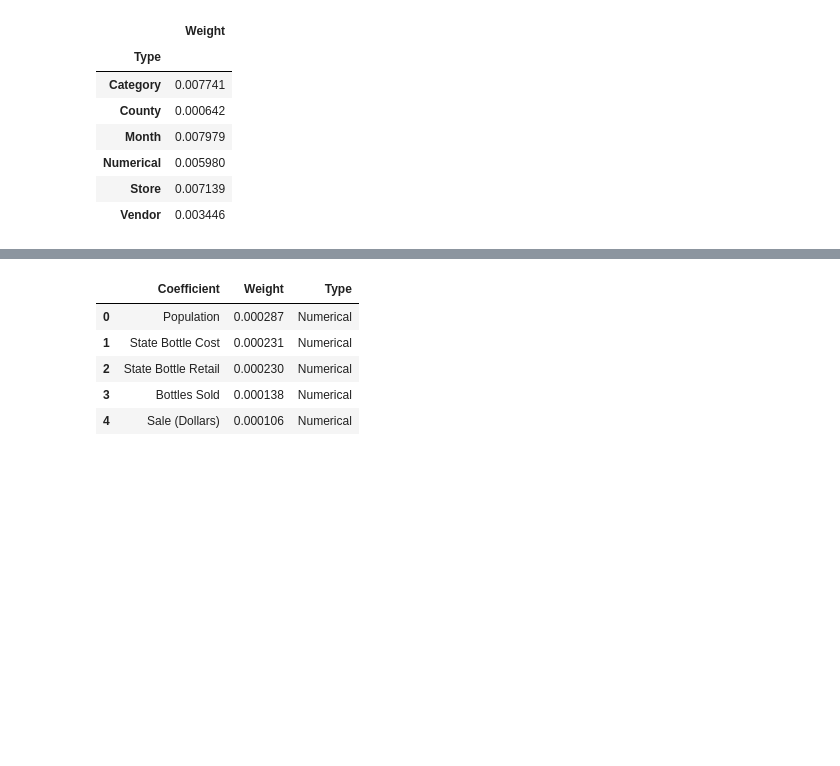
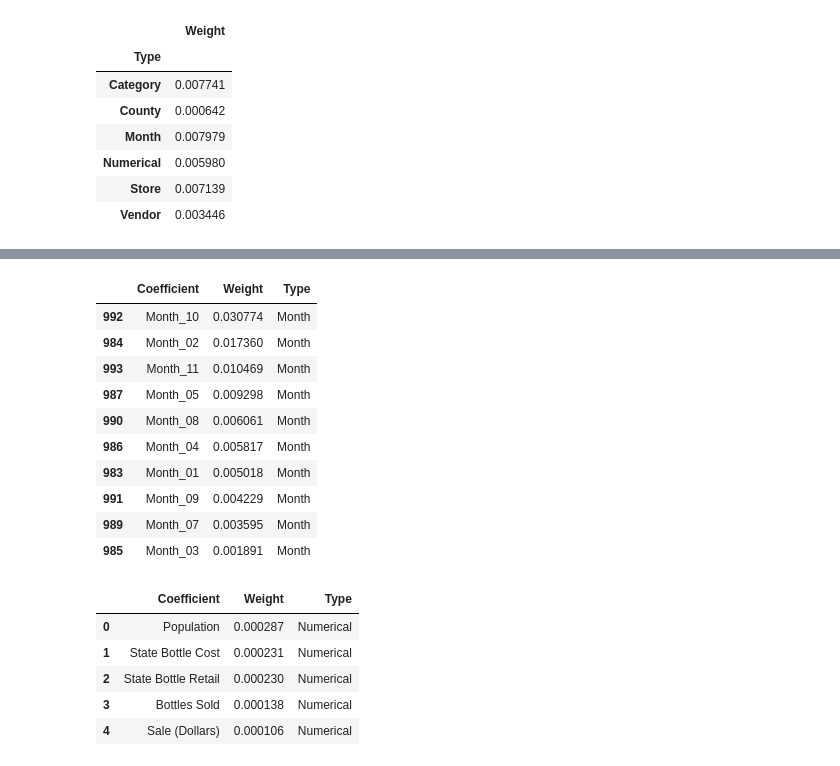
Before and after one commit to ellycebilhorn/DATA403-Project1, a Jupyter notebook: per_capita.ipynb, the cells around one changed output, grey strips where cells are left out. Drawn from its saved outputs; the diff is of its cells as text; code cells hidden in the pictures; blank space fills up the shorter version.

```diff
--- a/per_capita.ipynb
+++ b/per_capita.ipynb
@@ -322,3 +343,17 @@ sales_coef.groupby("Type").mean()
+# %%
+sales_coef[sales_coef["Type"] == "Month"].sort_values(by="Weight", ascending = False).iloc[:10]
+# %% [output]
+|  | Coefficient | Weight | Type |
+| 992 | Month_10 | 0.030774 | Month |
+| 984 | Month_02 | 0.017360 | Month |
+| 993 | Month_11 | 0.010469 | Month |
+| 987 | Month_05 | 0.009298 | Month |
+| 990 | Month_08 | 0.006061 | Month |
+| 986 | Month_04 | 0.005817 | Month |
+| 983 | Month_01 | 0.005018 | Month |
+| 991 | Month_09 | 0.004229 | Month |
+| 989 | Month_07 | 0.003595 | Month |
+| 985 | Month_03 | 0.001891 | Month |
 # %%
 volume_coef = volume_coef.rename(columns = {0: "Coefficient", 1: "Weight"})
 volume_coef["Weight"] = volume_coef["Weight"].apply(abs)
```
Also changed, not shown: parts of 9 cells of this notebook, 1 other file.
